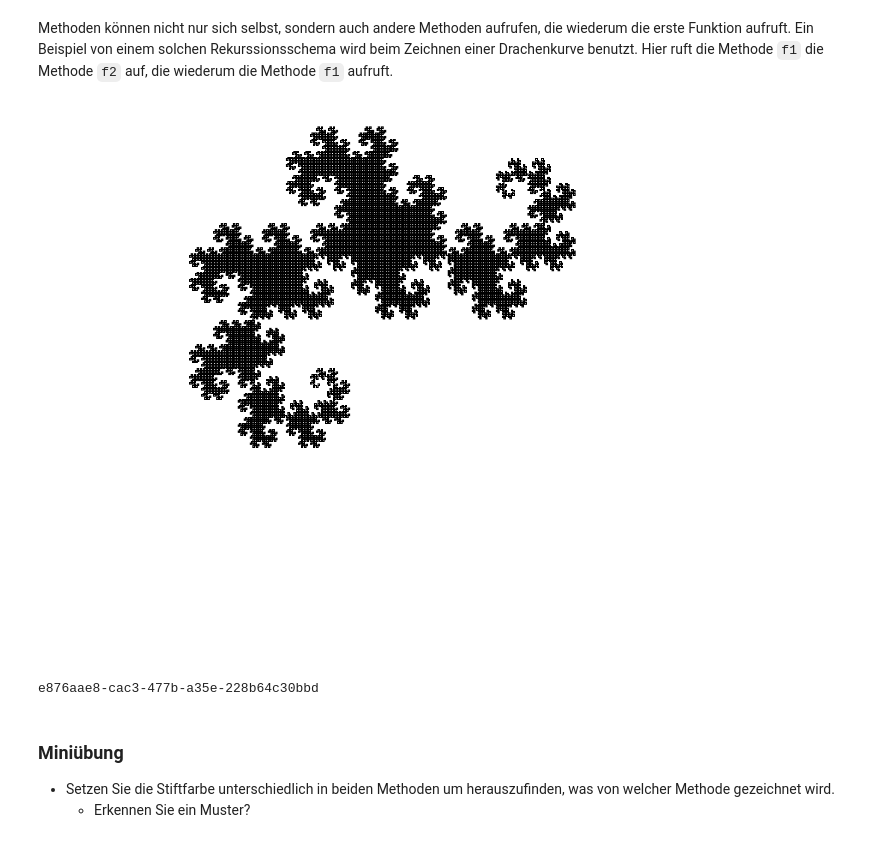
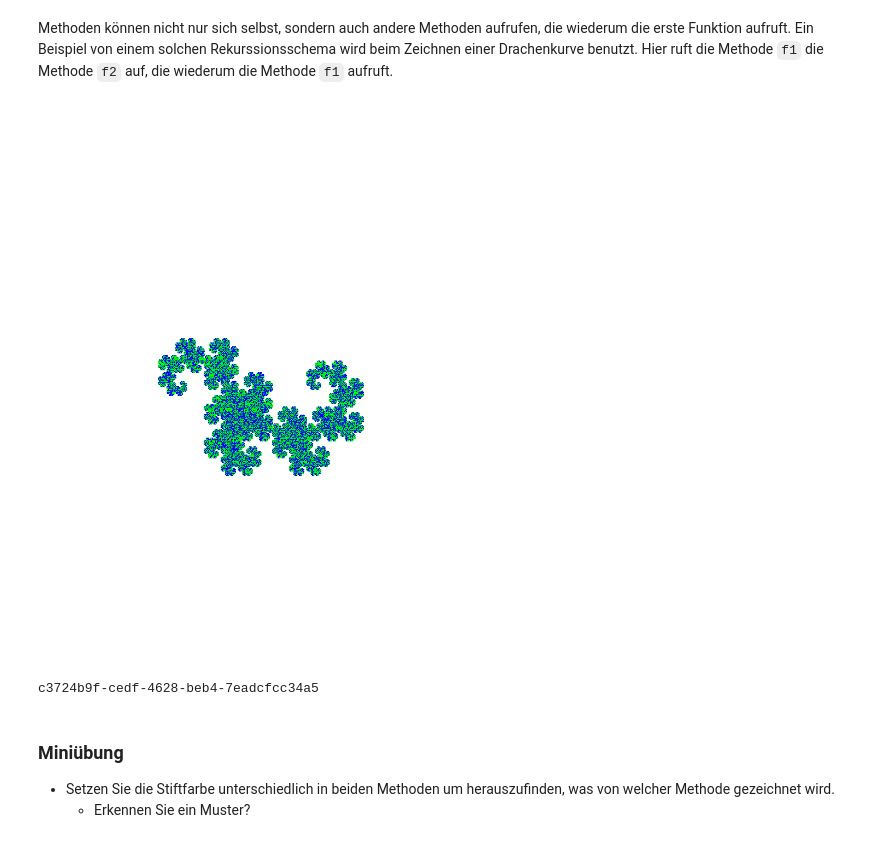
Before and after one commit to unibas-marcelluethi/gdp, a Jupyter notebook: notebooks/Rekursion.ipynb, the cells around one changed output. Cells and saved outputs as stored; diff of their text form; code cells hidden in the pictures.

```diff
--- a/notebooks/Rekursion.ipynb
+++ b/notebooks/Rekursion.ipynb
@@ -107,6 +120,7 @@ Methoden können nicht nur sich selbst, sondern auch andere Methoden aufrufen, d
 class DragonCurve {
 
     static void f1(int depth, double length) {
+        penColor(GREEN);
         if (depth <= 0) {
             forward(length);
             return;
@@ -117,6 +131,7 @@ class DragonCurve {
         }
     }
     static void f2(int depth, double length) {
+        penColor(BLUE);
         if (depth <= 0) {
             forward(length);
             return;
@@ -130,15 +145,15 @@ class DragonCurve {
 # %%
 home();
 clear();
 penUp();
 goTo(0, 0);
 turnRight(90);
 penDown();
-DragonCurve.f1(15, 100);
+DragonCurve.f1(20, 50);
 display(drawing());
 # %% [output]
-[figure, old version]
+[figure, new version]
-e876aae8-cac3-477b-a35e-228b64c30bbd
+c3724b9f-cedf-4628-beb4-7eadcfcc34a5
 # %% [markdown]
 ### Miniübung
 
```
Also changed, not shown: parts of 3 cells of this notebook.
